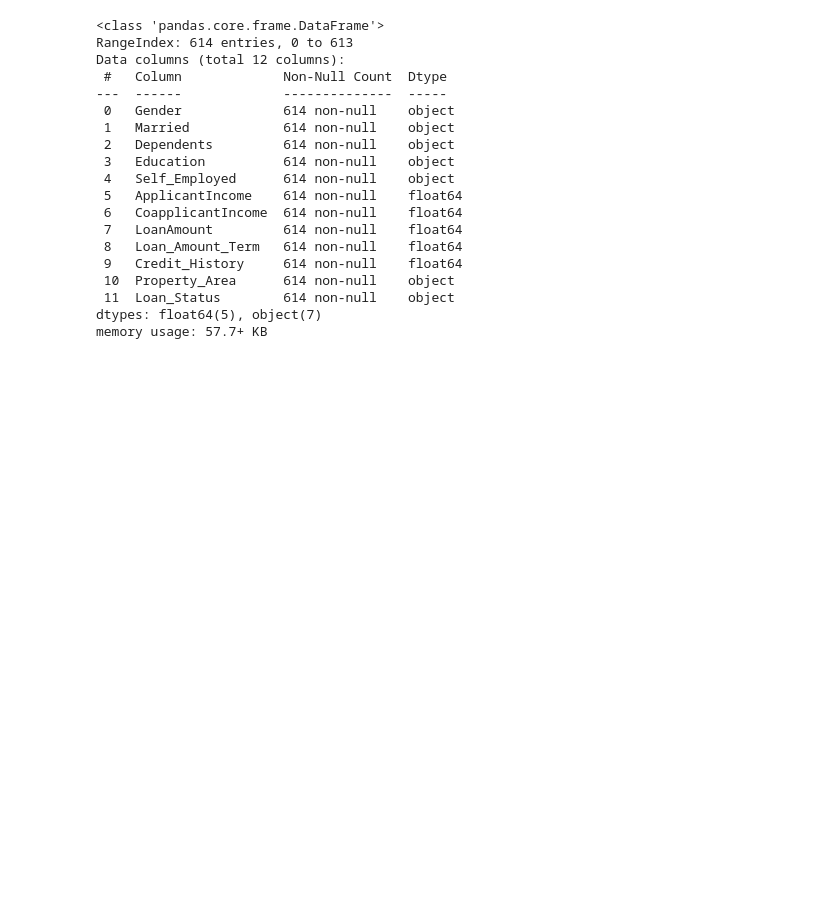
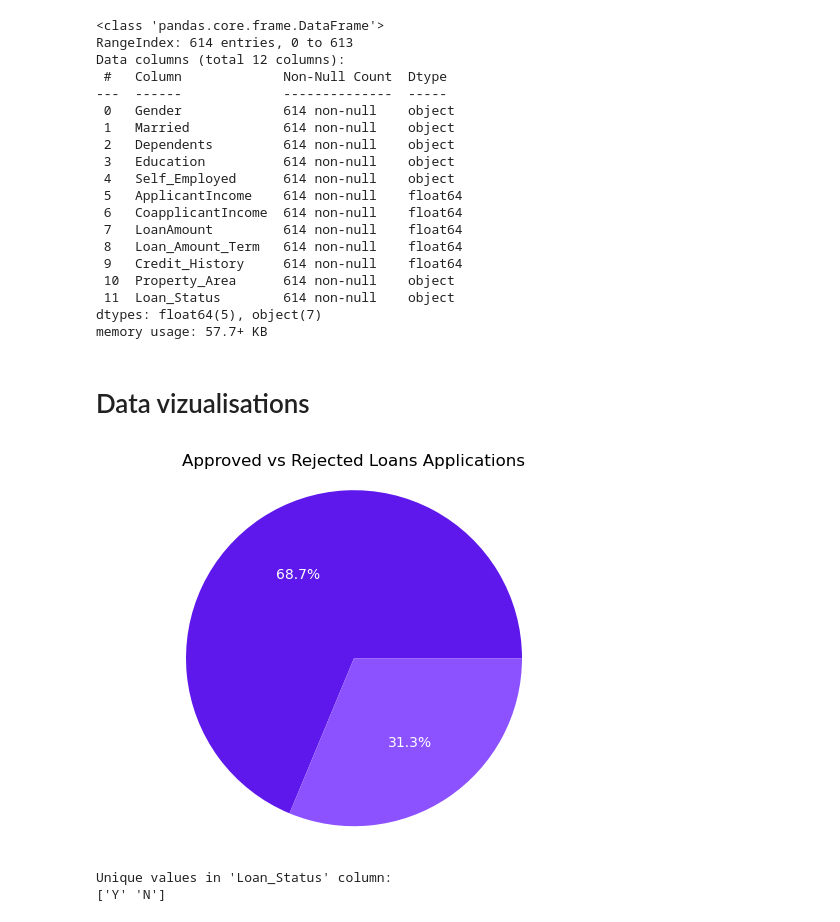
Before and after one commit to anag23039/cct, a Jupyter notebook: CA2.ipynb, the cells around one changed output. Drawn from its saved outputs; the diff is of its cells as text; code cells hidden in the pictures; blank space fills up the shorter version.

```diff
--- a/CA2.ipynb
+++ b/CA2.ipynb
@@ -235,3 +253,29 @@ Data columns (total 12 columns):
  11  Loan_Status        614 non-null    object
 dtypes: float64(5), object(7)
 memory usage: 57.7+ KB
+# %% [markdown]
+# Data vizualisations
+# %%
+#Matplotlib is used here
+
+labels = ['Approved', 'Rejected']
+sizes = loan.Loan_Status.value_counts(normalize=True)
+colors = ['#5E18EB', '#8C52FF']
+
+# plot
+plt.pie(sizes, labels=labels, colors=colors,
+        autopct=lambda p: '{:.1f}%'.format(p) if p > 0 else '',
+        textprops={'color':"white"})
+plt.axis('equal')
+plt.title('Approved vs Rejected Loans Applications')
+plt.show()
+# %% [output]
+[figure, added]
+# %%
+unique_credit_histories1 = loan['Loan_Status'].unique()
+
+print("Unique values in 'Loan_Status' column:")
+print(unique_credit_histories1)
+# %% [output]
+Unique values in 'Loan_Status' column:
+['Y' 'N']
```
Also changed, not shown: parts of 6 cells of this notebook, 1 other file.
